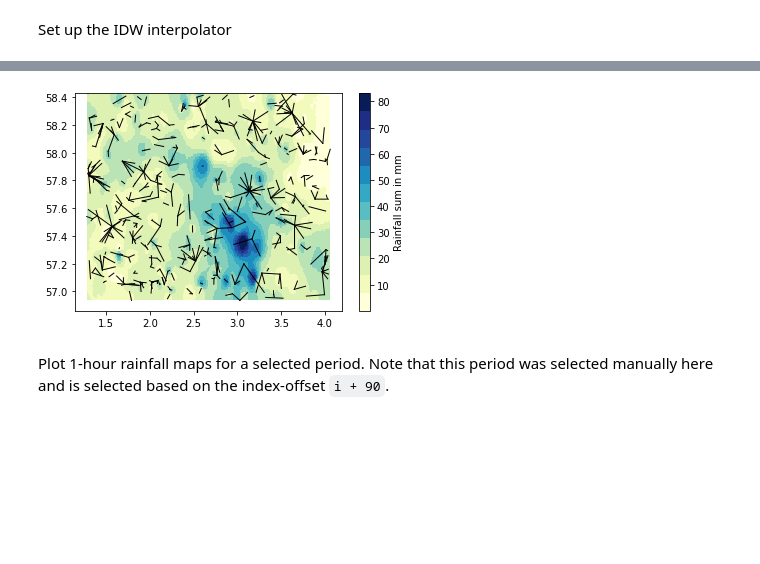
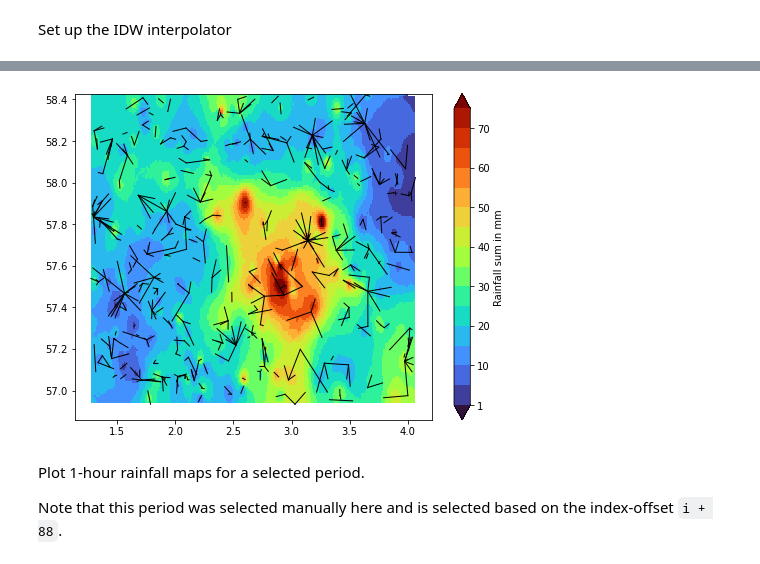
Before and after one commit to pycomlink/pycomlink, a Jupyter notebook: notebooks/Basic CML processing workflow.ipynb, the cells around one changed output, grey strips where cells are left out. Saved outputs shown, nothing was run; the diff lists cells and outputs as text; code cells hidden in the pictures; blank space fills up the shorter version.

```diff
--- a/notebooks/Basic CML processing workflow.ipynb
+++ b/notebooks/Basic CML processing workflow.ipynb
@@ -11,8 +12,4 @@ import xarray as xr
 import pandas as pd
 
 import pycomlink as pycml
-# %%
-# Do show xarray.Dataset representation as text because gitlab/github
-# do not (yet) render the html output correctly (or sometimes not at all...)
-xr.set_options(display_style='text');
 # %% [markdown]
@@ -262,3 +267,3 @@ for cml in tqdm.tqdm(cml_list):
 # %%
-rainsum_5min=xr.concat(cml_list_5min_rainsum,dim='cml_id')
+ds_cmls = xr.concat(cml_list, dim='cml_id')
 # %%
@@ -293,5 +322,3 @@ First, we resample the CML rain rate data from 1 minute resolution with raw time
 # %%
-cmls_R_1h = xr.concat(
-    objs=[cml.R.resample(time='1h', label='right').mean() for cml in cml_list if cml.wet_fraction.values < 0.3],
-    dim='cml_id',
-).to_dataset()
+cmls_R_1h = ds_cmls.R.resample(time='1h', label='right').mean().to_dataset()
+cmls_R_1h
@@ -323,7 +348,7 @@ Set up the IDW interpolator
 # %%
 idw_interpolator = pycml.spatial.interpolator.IdwKdtreeInterpolator(
     nnear=15,
-    p=3,
+    p=2,
     exclude_nan=True,
     max_distance=0.3,
 )
@@ -332,26 +359,39 @@ Derive and plot rainfall maps of rainfall sum over period
 # %%
 def plot_cml_lines(ds_cmls, ax):
     ax.plot(
         [ds_cmls.site_a_longitude, ds_cmls.site_b_longitude],
         [ds_cmls.site_a_latitude, ds_cmls.site_b_latitude],
         'k',
         linewidth=1,
     )
 
 R_grid = idw_interpolator(
     x=cmls_R_1h.lon_center,
     y=cmls_R_1h.lat_center,
-    z=cmls_R_1h.R.isel(channel_id=1).sum(dim='time'),
+    z=cmls_R_1h.R.isel(channel_id=1).sum(dim='time').where(ds_cmls.wet_fraction < 0.3),
     resolution=0.01,
 )
 
-fig, ax = plt.subplots()
-pc = plt.pcolormesh(idw_interpolator.xgrid, idw_interpolator.ygrid, R_grid, shading='nearest', cmap=plt.get_cmap('YlGnBu', 12))
+bounds = np.arange(0, 80, 5.0)
+bounds[0] = 1
+norm = mpl.colors.BoundaryNorm(boundaries=bounds, ncolors=256, extend='both')
+
+fig, ax = plt.subplots(figsize=(8, 6))
+pc = plt.pcolormesh(
+    idw_interpolator.xgrid,
+    idw_interpolator.ygrid,
+    R_grid,
+    shading='nearest',
+    cmap='turbo',
+    norm=norm,
+)
 plot_cml_lines(cmls_R_1h, ax=ax)
 fig.colorbar(pc, label='Rainfall sum in mm');
 # %% [output]
-[figure, old version]
+[figure, new version]
 # %% [markdown]
-Plot 1-hour rainfall maps for a selected period. Note that this period was selected manually here and is selected based on the index-offset `i + 90`.
+Plot 1-hour rainfall maps for a selected period.
+
+Note that this period was selected manually here and is selected based on the index-offset `i + 88`.
 # %%
 fig, ax = plt.subplots(3, 3, sharex=True, sharey=True, figsize=(10, 10))
```
Also changed, not shown: parts of 36 cells of this notebook, 5 other files.
